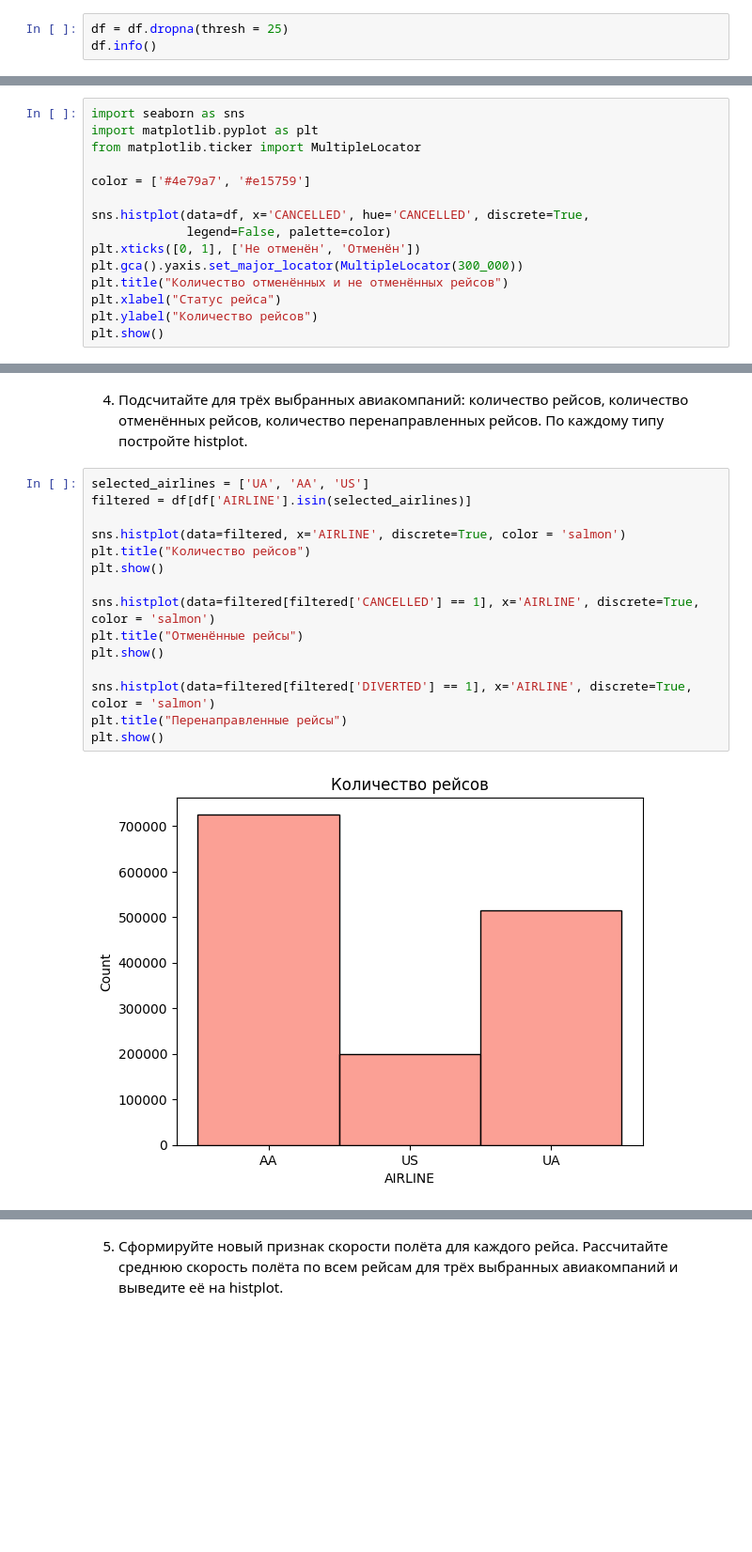
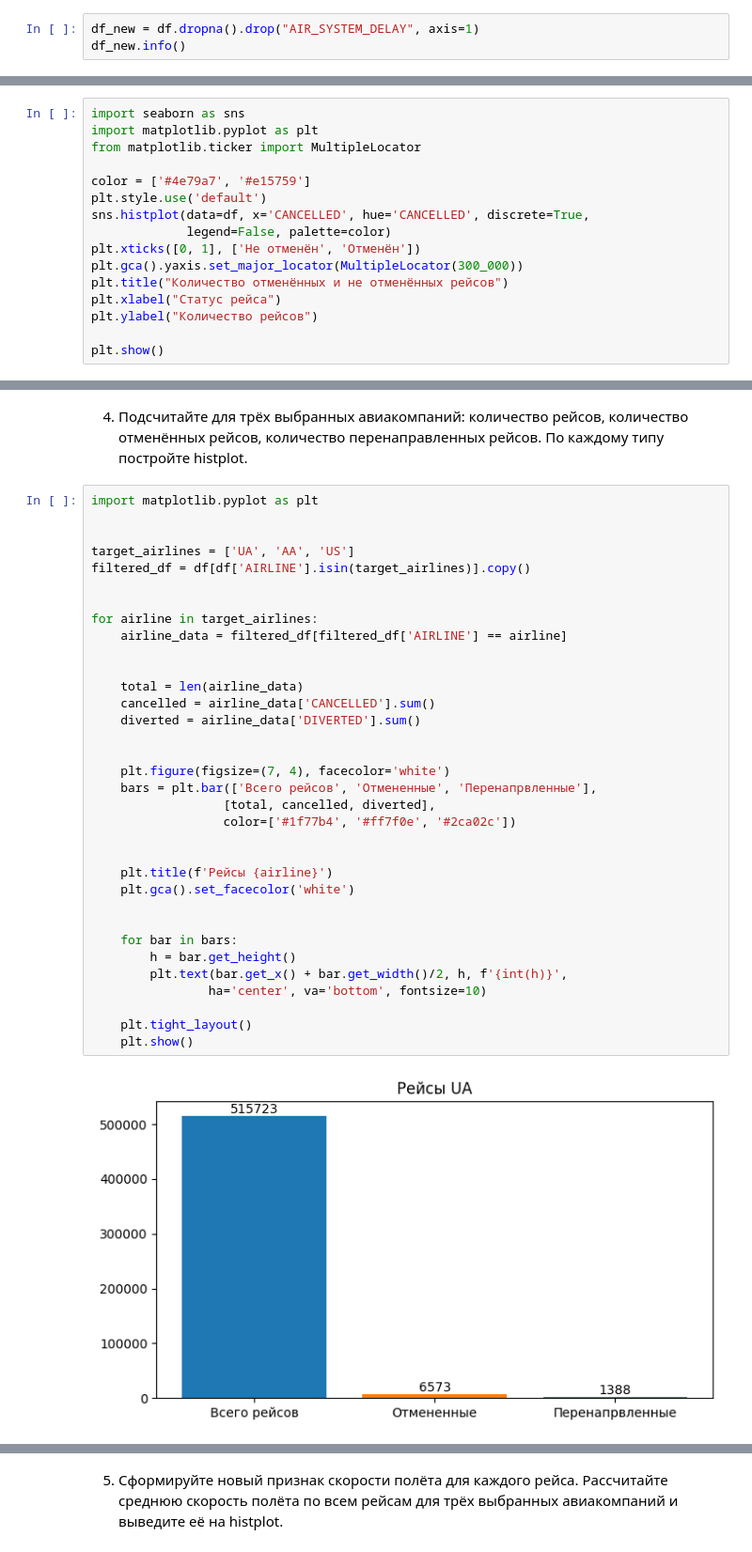
Before and after one commit to ml-labs-nstu-lenow/ml_labs_2025, a Jupyter notebook: lab1/lab_flight_analysis.ipynb, the cells around one changed output, grey strips where cells are left out. Shown at 94% size. Cells and saved outputs as stored; diff of their text form; blank space fills up the shorter version.

```diff
--- a/lab1/lab_flight_analysis.ipynb
+++ b/lab1/lab_flight_analysis.ipynb
@@ -140,7 +161,7 @@ memory usage: 1.3+ GB
 # %% [markdown]
 После:
 # %%
-df = df.dropna(thresh = 25)
-df.info()
+df_new = df.dropna().drop("AIR_SYSTEM_DELAY", axis=1)
+df_new.info()
 # %% [output]
 <class 'pandas.core.frame.DataFrame'>
@@ -183,7 +231,7 @@ import matplotlib.pyplot as plt
 from matplotlib.ticker import MultipleLocator
 
 color = ['#4e79a7', '#e15759']
-
+plt.style.use('default')
 sns.histplot(data=df, x='CANCELLED', hue='CANCELLED', discrete=True,
              legend=False, palette=color)
 plt.xticks([0, 1], ['Не отменён', 'Отменён'])
@@ -191,6 +239,7 @@ plt.gca().yaxis.set_major_locator(MultipleLocator(300_000))
 plt.title("Количество отменённых и не отменённых рейсов")
 plt.xlabel("Статус рейса")
 plt.ylabel("Количество рейсов")
+
 plt.show()
 # %% [output]
 [figure]
@@ -241,19 +309,38 @@ plt.show()
 # %% [markdown]
 4. Подсчитайте для трёх выбранных авиакомпаний: количество рейсов, количество отменённых рейсов, количество перенаправленных рейсов. По каждому типу постройте histplot.
 # %%
-selected_airlines = ['UA', 'AA', 'US']
-filtered = df[df['AIRLINE'].isin(selected_airlines)]
+import matplotlib.pyplot as plt
 
-sns.histplot(data=filtered, x='AIRLINE', discrete=True, color = 'salmon')
-plt.title("Количество рейсов")
-plt.show()
 
-sns.histplot(data=filtered[filtered['CANCELLED'] == 1], x='AIRLINE', discrete=True, color = 'salmon')
-plt.title("Отменённые рейсы")
-plt.show()
+target_airlines = ['UA', 'AA', 'US']
+filtered_df = df[df['AIRLINE'].isin(target_airlines)].copy()
 
-sns.histplot(data=filtered[filtered['DIVERTED'] == 1], x='AIRLINE', discrete=True, color = 'salmon')
-plt.title("Перенаправленные рейсы")
-plt.show()
+
+for airline in target_airlines:
+    airline_data = filtered_df[filtered_df['AIRLINE'] == airline]
+
+
+    total = len(airline_data)
+    cancelled = airline_data['CANCELLED'].sum()
+    diverted = airline_data['DIVERTED'].sum()
+
+
+    plt.figure(figsize=(7, 4), facecolor='white')
+    bars = plt.bar(['Всего рейсов', 'Отмененные', 'Перенапрвленные'],
+                  [total, cancelled, diverted],
+                  color=['#1f77b4', '#ff7f0e', '#2ca02c'])
+
+
+    plt.title(f'Рейсы {airline}')
+    plt.gca().set_facecolor('white')
+
+
+    for bar in bars:
+        h = bar.get_height()
+        plt.text(bar.get_x() + bar.get_width()/2, h, f'{int(h)}',
+                ha='center', va='bottom', fontsize=10)
+
+    plt.tight_layout()
+    plt.show()
 # %% [output]
-[figure, old version]
+[figure, new version]
```
Also changed, not shown: parts of 13 cells of this notebook, 1 other file.
